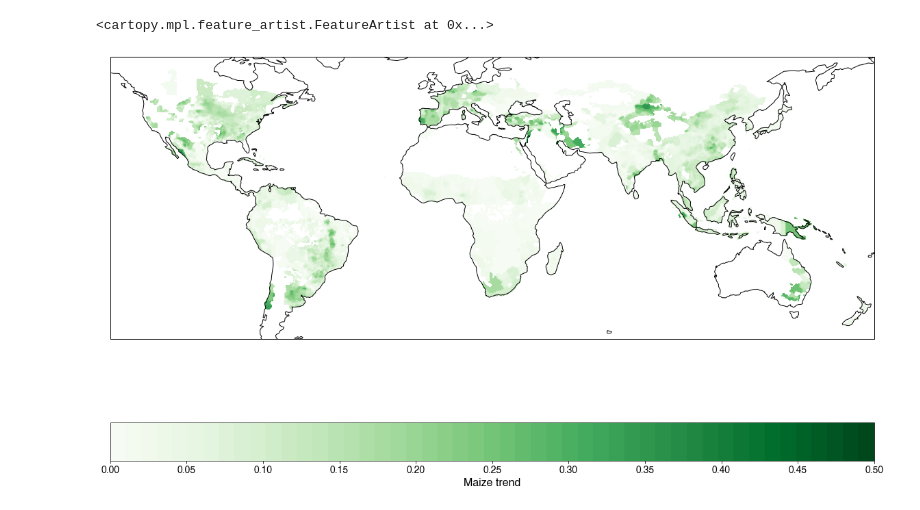
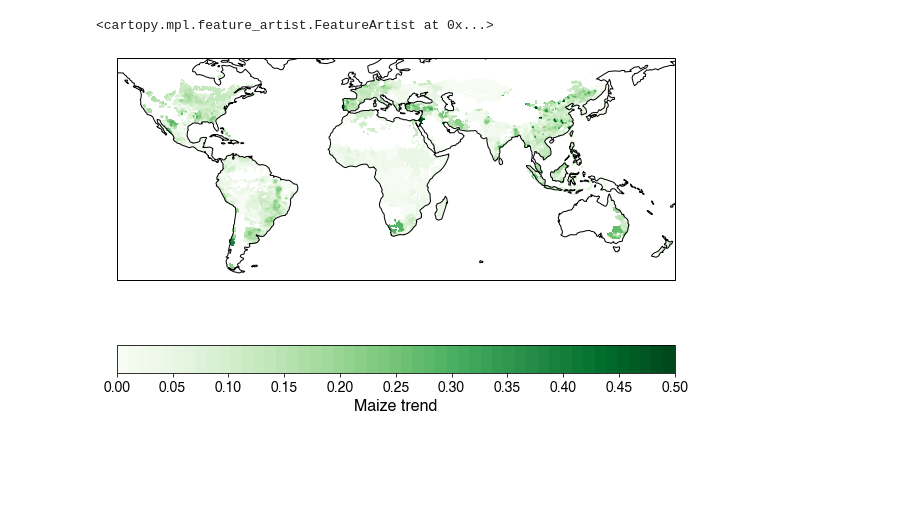
Before and after one commit to ecoffel/grad-research, a Jupyter notebook: 2020-ag-land-climate/ag_global_analysis.ipynb, the cells around one changed output. Saved outputs shown, nothing was run; the diff lists cells and outputs as text; code cells hidden in the pictures; blank space fills up the shorter version.

```diff
--- a/2020-ag-land-climate/ag_global_analysis.ipynb
+++ b/2020-ag-land-climate/ag_global_analysis.ipynb
@@ -36,16 +33,13 @@ The autoreload extension is already loaded. To reload it, use:
 # %%
-# low and high temps for gdd/kdd calcs, taken from Butler, et al, 2015, ERL
-t_low = 9
-t_high = 29
+crop = 'Maize'
+wxData = 'cpc'
 
-crop = 'Maize'
-wxData = 'era5'
-
-yieldDataOld = True
+yieldDataOld = False
 
 tempYearRange = [1981, 2018]
 if yieldDataOld:
     yieldYearRange = [1981, 2008]
 else:
     yieldYearRange = [1981, 2013]
+
 yearRange = np.intersect1d(np.arange(tempYearRange[0], tempYearRange[1]+1), np.arange(yieldYearRange[0], yieldYearRange[1]+1))
@@ -91,10 +123,10 @@ Data variables:
 # %%
 # flip latitude axis so top is +90
 if not yieldDataOld:
-    latDeepak = np.flipud(maizeYield.latitude)
+    latDeepak = np.flipud(maizeYield.latitude.values)
 else:
-    latDeepak = maizeYield.latitude
-lonDeepak = np.roll(maizeYield.longitude, int(len(maizeYield.longitude)/2), axis=0)
+    latDeepak = maizeYield.latitude.values
+lonDeepak = np.roll(maizeYield.longitude.values, int(len(maizeYield.longitude)/2), axis=0)
 lonDeepak[lonDeepak<0] += 360
 maizeYield['Data'] = maizeYield.Data.transpose('latitude', 'longitude', 'time', 'level')
 if not yieldDataOld:
@@ -169,15 +192,15 @@ else:
         pickle.dump(gddTrends, f)
 # %%
 cRange=[0, .5]
-f = plt.figure(figsize=(20,15))
+f = plt.figure(figsize=(10,8))
 ax = plt.axes(projection=ccrs.PlateCarree())
-c = plt.contourf(lon, lat, np.clip(maizeTrends, cRange[0], cRange[1]), cmap='Greens', vmin=cRange[0], vmax=cRange[1], levels=np.linspace(cRange[0], cRange[1], 50))
+c = plt.contourf(lonDeepak, latDeepak, np.clip(maizeTrends, cRange[0], cRange[1]), cmap='Greens', vmin=cRange[0], vmax=cRange[1], levels=np.linspace(cRange[0], cRange[1], 50))
 cbar = plt.colorbar(c, orientation='horizontal')
 cbar.set_ticks(np.arange(cRange[0], cRange[1]+.1, .05))
 cbar.set_label('Maize trend')
 ax.coastlines()
 # %% [output]
 <cartopy.mpl.feature_artist.FeatureArtist at 0x...>
-[figure, old version]
+[figure, new version]
 # %%
 cRange=[-4, 4]
```
Also changed, not shown: parts of 22 cells of this notebook, 6 other files.
